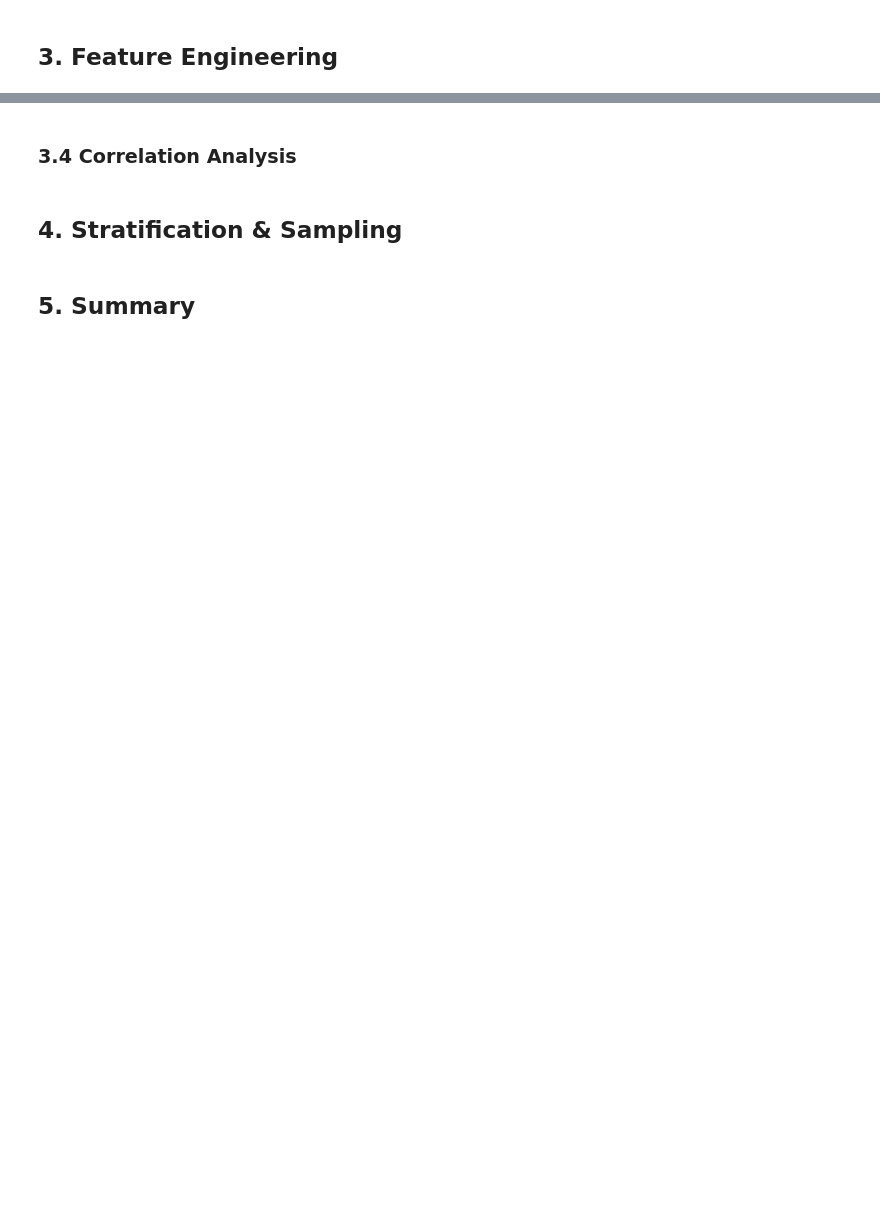
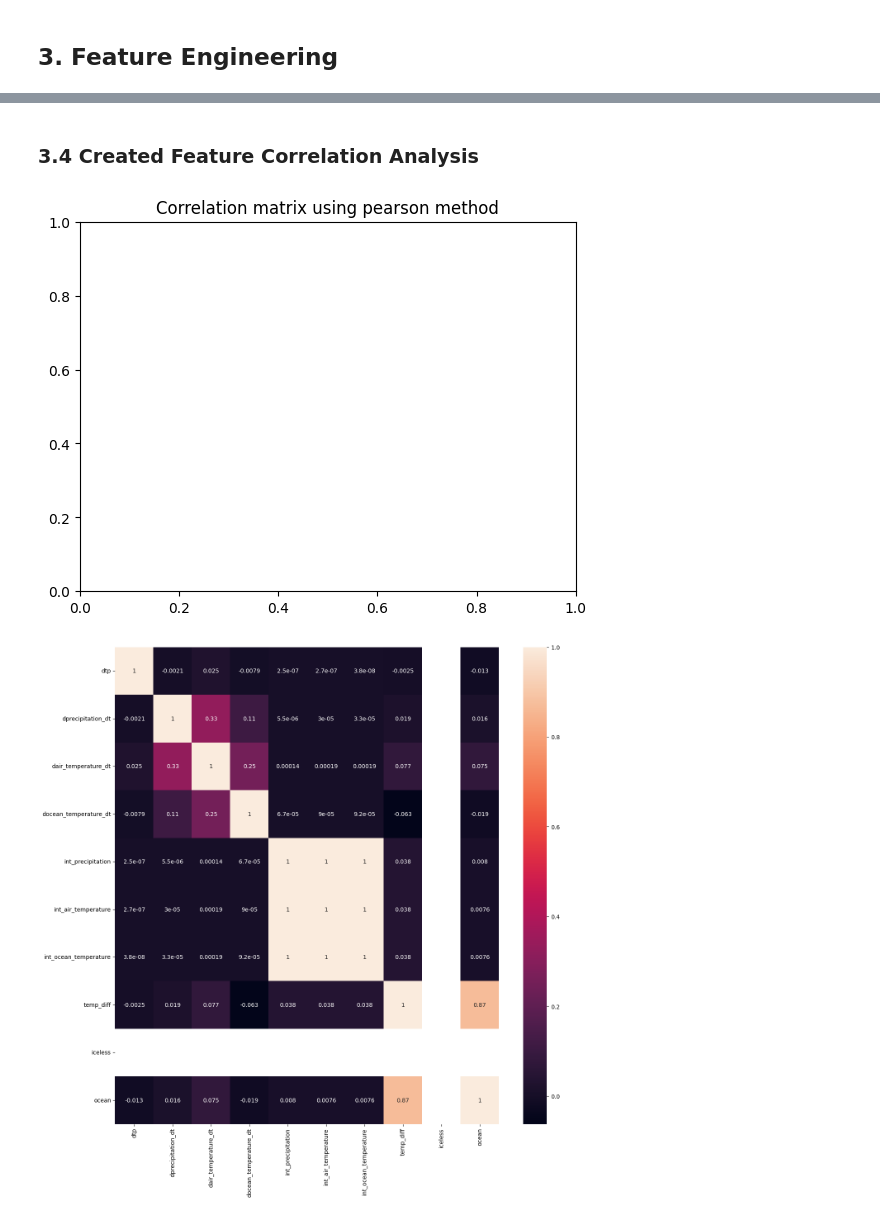
Before and after one commit to sam-mata/BSc-Hons, a Jupyter notebook: EDA.ipynb, the cells around one changed output, grey strips where cells are left out. Saved outputs shown, nothing was run; the diff lists cells and outputs as text; code cells hidden in the pictures; blank space fills up the shorter version.

```diff
--- a/EDA.ipynb
+++ b/EDA.ipynb
@@ -255,0 +265,4 @@ sns.heatmap(df[relevant_variables].corr(), annot=True)
+# %%
+for column in boundary_conditions:
+    df[f"int_{column}"] = df[column].cumsum()
+    created_features.append(f"int_{column}")
@@ -255,0 +271,3 @@ sns.heatmap(df[relevant_variables].corr(), annot=True)
+# %%
+df["temp_diff"] = df["air_temperature"] - df["ocean_temperature"]
+created_features.append("temp_diff")
@@ -256 +276,6 @@ sns.heatmap(df[relevant_variables].corr(), annot=True)
+# %%
+df["iceless"] = df["ice_velocity"].apply(lambda x: 1 if x == -1 else 0)
+created_features.append("iceless")
+df["ocean"] = df["ice_thickness"].apply(lambda x: 1 if x == 0 else 0)
+created_features.append("ocean")
 # %% [markdown]
@@ -257,0 +283,3 @@ sns.heatmap(df[relevant_variables].corr(), annot=True)
+# %%
+df_created = df[created_features]
+print(df_created.head())
@@ -258,6 +307,7 @@ sns.heatmap(df[relevant_variables].corr(), annot=True)
 # %% [markdown]
-### 3.4 Correlation Analysis
+### 3.4 Created Feature Correlation Analysis
-# %% [markdown]
-## 4. Stratification & Sampling
-# %% [markdown]
-## 5. Summary
+# %%
+plot_correlation_heatmap(df_created, size=(20, 20))
+# %% [output]
+[figure, added]
+[figure, added]
```
Also changed, not shown: parts of 20 cells of this notebook, 1 other file.
